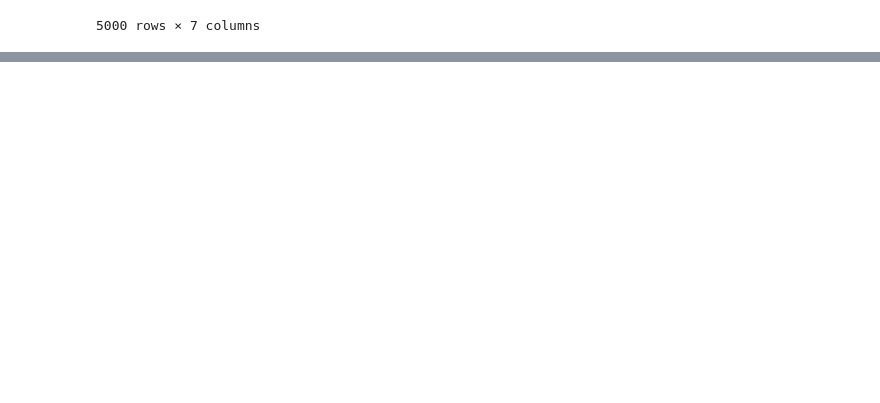
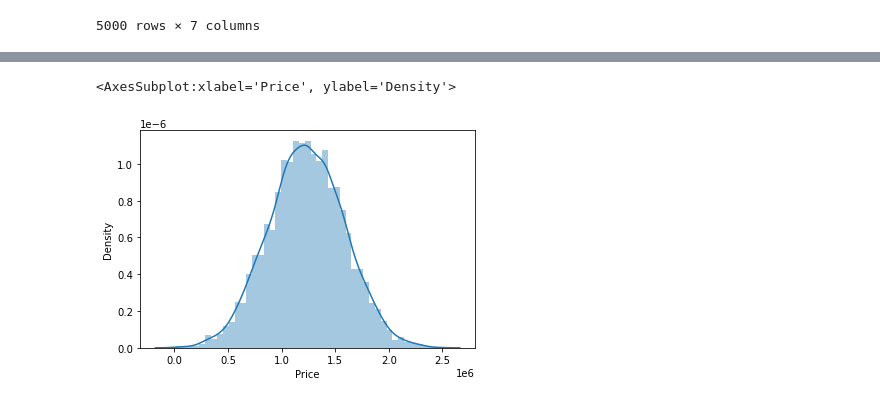
Before and after one commit to zewdu-mogesse/ML-Algorithms, a Jupyter notebook: linear regression.ipynb, the cells around one changed output, grey strips where cells are left out. Saved outputs shown, nothing was run; the diff lists cells and outputs as text; code cells hidden in the pictures; blank space fills up the shorter version.

```diff
--- a/linear regression.ipynb
+++ b/linear regression.ipynb
@@ -26,0 +50,5 @@ df
+# %%
+sns.distplot(df['Price'])
+# %% [output]
+<AxesSubplot:xlabel='Price', ylabel='Density'>
+[figure, added]
```
Also changed, not shown: parts of 5 cells of this notebook.
